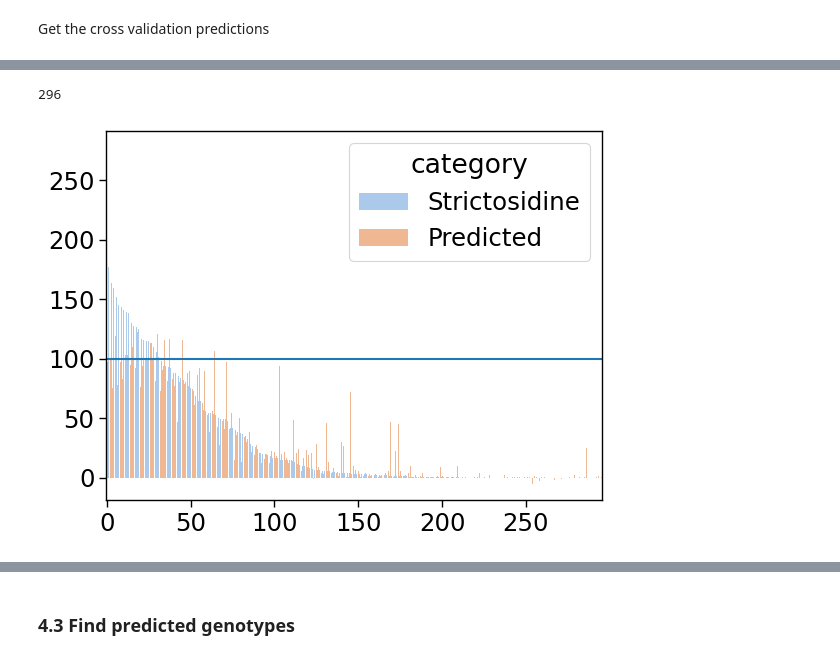
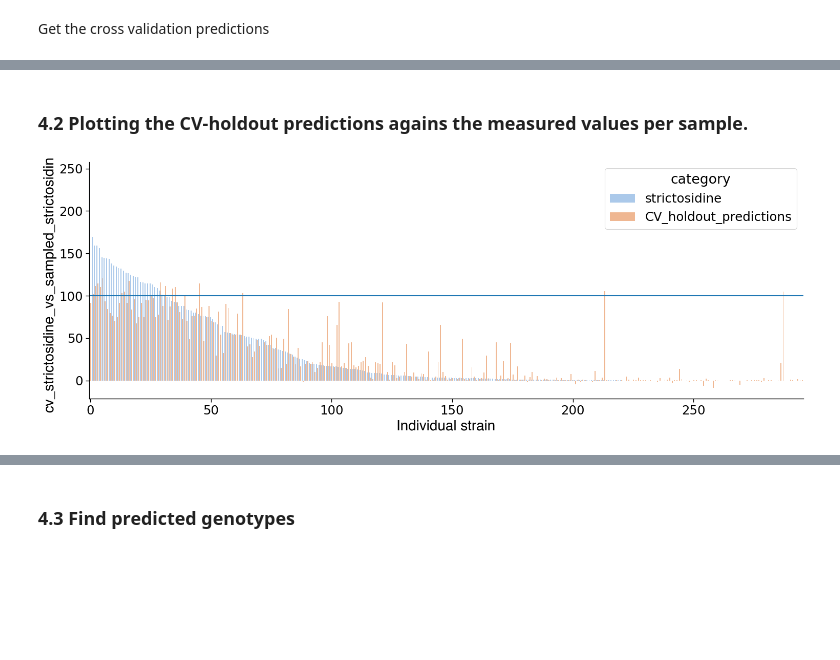
Before and after one commit to hiyama341/ConStrain, a Jupyter notebook: colab_notebooks/11_2_LEARN_DataAnalysisML.ipynb, the cells around one changed output, grey strips where cells are left out. Saved outputs shown, nothing was run; the diff lists cells and outputs as text; code cells hidden in the pictures; blank space fills up the shorter version.

```diff
--- a/colab_notebooks/11_2_LEARN_DataAnalysisML.ipynb
+++ b/colab_notebooks/11_2_LEARN_DataAnalysisML.ipynb
@@ -682,22 +488,32 @@ df3
-# %%
-len(df3)
-# %% [output]
-296
+# %%
+# import the cross validated dataframe
+df3 = pd.read_csv('ConStrain_on_google_colab/data/09-AutoML/cv_holdout_predictions/second_round/cv_holdout_predictions.csv')
+# %% [markdown]
+### 4.2 Plotting the CV-holdout predictions agains the measured values per sample.
 # %%
 from constrain.plotting.plotting import bar_plot_w_hue
 # %%
 %%capture
-# initialize
+# initialing the sampled strictosidine values
 ds1 = df3[['Line_name', 'Amt_norm']]
 ds1.columns = ['Line_name', 'strict']
-ds2 = df3[['Line_name', 'predict']]
+
+# intializing the holdout_predictions
+ds2 = df3[['Line_name', 'cv_holdout_predictions']]
 ds2.columns = ['Line_name', 'strict']
 
 # add category
-ds2['category'] = 'Predicted'
-ds1['category'] = 'Strictosidine'
+ds2['category'] = 'CV_holdout_predictions'
+ds1['category'] = 'strictosidine'
 dss = pd.concat([ds1, ds2])
 # %%
-bar_plot_w_hue(dss, 'Line_name', 'strict', path = 'ConStrain_on_google_colab/data/10-plots/11_2_LEARN_Data_analysis/Bar_plot_prediction_vs_the_sampled_library')
+bar_plot_w_hue(dss, 'Line_name', 'strict', path = '', #ConStrain_on_google_colab/data/10-plots/11_2_LEARN_Data_analysis/Bar_plot_prediction_vs_the_sampled_library
+              x_label = 'Individual strain',
+               hue = 'category',
+               palette = 'pastel',
+               y_label= 'cv_strictosidine_vs_sampled_strictosidine',
+                size_height = 6,
+                size_length = 18
+              )
 # %% [output]
-[figure, old version]
+[figure, new version]
```
Also changed, not shown: parts of 75 cells of this notebook.
